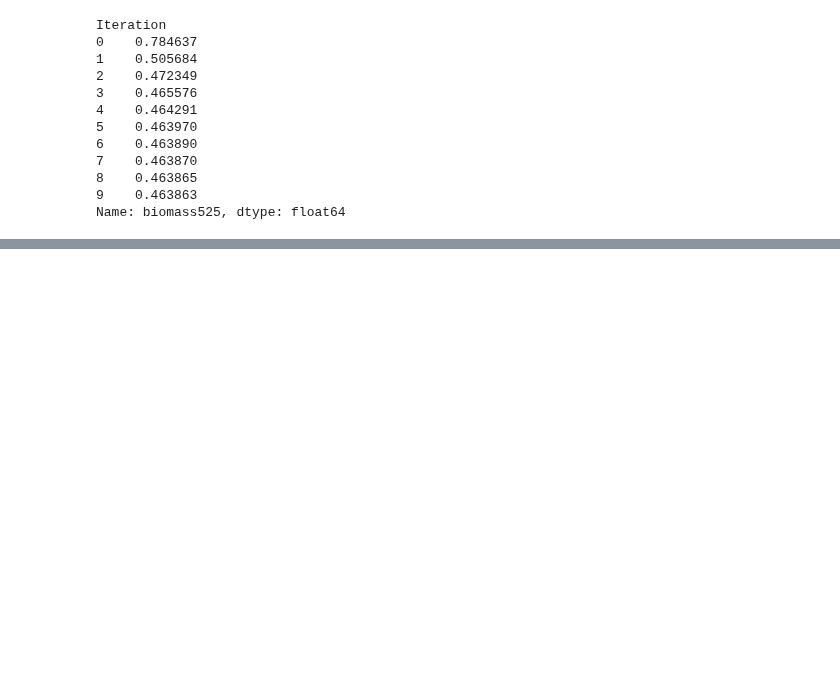
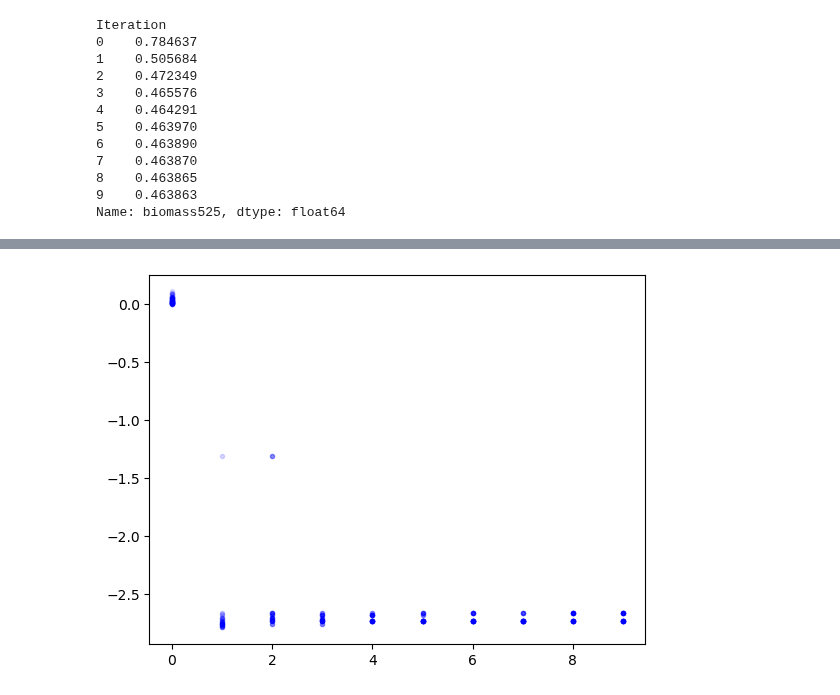
Before and after one commit to m-3-lab/iiFBA, a Jupyter notebook: Original/iiFBA_subfunctions.ipynb, the cells around one changed output, grey strips where cells are left out. Drawn from its saved outputs; the diff is of its cells as text; code cells hidden in the pictures; blank space fills up the shorter version.

```diff
--- a/Original/iiFBA_subfunctions.ipynb
+++ b/Original/iiFBA_subfunctions.ipynb
@@ -340,3 +336,7 @@ Iteration
 8    0.463865
 9    0.463863
 Name: biomass525, dtype: float64
+# %%
+import pickle
+with open('ii_sampling_070725_0.4.pkl', 'rb') as file:
+	f, F, M = pickle.load(file)
@@ -342,0 +360,77 @@ Name: biomass525, dtype: float64
+# %%
+flux = "EX_ac(e)"
+# flux = 'EX_glc_D(e)'
+# flux = 'biomass525'
+import matplotlib.pyplot as plt
+import numpy as np
+import pandas as pd
+
+# Plot Sampling Results
+# Sort the MultiIndex DataFrame
+F = F.sort_index()
+org = 0
+cum_sum = np.zeros(M.shape[0] * M.shape[1])
+for iteration in F.index.get_level_values('Iteration').unique().to_list():
+	iter_arr = np.full(M.shape[0]*M.shape[1], iteration)
+
+	sample_ct = M.shape[0] * M.shape[1] if iteration == 0 else M.shape[1]
+
+	cum_sum = np.zeros(sample_ct)
+# iter 0: runs 0-99  all M=0
+# iter 1: runs 0:9   M[0, 1], iter0, run # M[0,1] + iter 1: runs 0:9
+# iter 1: runs 10:19  M[1, 1]
+# iter 1: runs 20:29  M[2, 1]
+
+# iter 2: runs 0:9   M[0, 2]
+# iter 2: runs 10:19  M[1, 2]
+# iter 2: runs 20:29  M[2, 2]
+
+
+
+import matplotlib.pyplot as plt
+
+# Plot Sampling Results
+org = 0
+flux = 'EX_ac(e)'
+#flux = 'EX_glc_D(e)'
+#flux = 'biomass525'
+
+iter_sums = np.zeros((100, 10))
+# First iteration
+iter=0
+plt.plot(np.full(F.loc[org, iter, :][flux].shape, iter),F.loc[org, iter, :][flux],'b.',alpha=0.1)
+iter_sums[:, 0] = F.loc[org, iter, :][flux]
+
+# second iteration
+for iter in range(1, M.shape[1]):
+	for run_subset_idx in range(M.shape[0]):
+		m_ind = M[run_subset_idx, iter]
+		run_subset = range(run_subset_idx*M.shape[0], (run_subset_idx+1)*M.shape[0])
+		iter_sums[run_subset, iter] = iter_sums[m_ind, iter-1] + F.loc[org, iter, :][flux].to_numpy()[run_subset]
+		plt.plot(np.full(iter_sums[run_subset, iter].shape, iter), iter_sums[run_subset, iter],'b.',alpha=0.05)
+
+
+
+
+org = 0
+flux = 'EX_ac(e)'
+# flux = 'EX_glc_D(e)'
+# flux = 'bio1'
+
+# # First iteration
+# for j in range(len(F.loc[org, 0, :][flux])):
+#     plt.plot(0,F.loc[org, 0, j][flux],'r.',alpha=0.1)
+
+# # N+1 iterations
+# for i in range(1, M.shape[1]):
+#     #dots for all flux values
+#     for j in range(len(F.loc[org, i, :][flux])):
+#         plt.plot(i,F.loc[org, i, j][flux],'r.',alpha=0.1)
+#     # #lines linking flux values
+#     # for j in range(len(F.loc[org, i, :][flux])):
+#     #     m_ind = M[int(j/M.shape[0])][i-1]
+#     #     plt.plot([i-1,i],[F.loc[org, i-1, m_ind][flux],F.loc[org, i, j][flux]],'r-',alpha=0.05)
+#
+
+iter_sums.shape
+# %% [output]
@@ -342,0 +438 @@ Name: biomass525, dtype: float64
+[figure, added]
```
Also changed, not shown: parts of 7 cells of this notebook, 11 other files.
